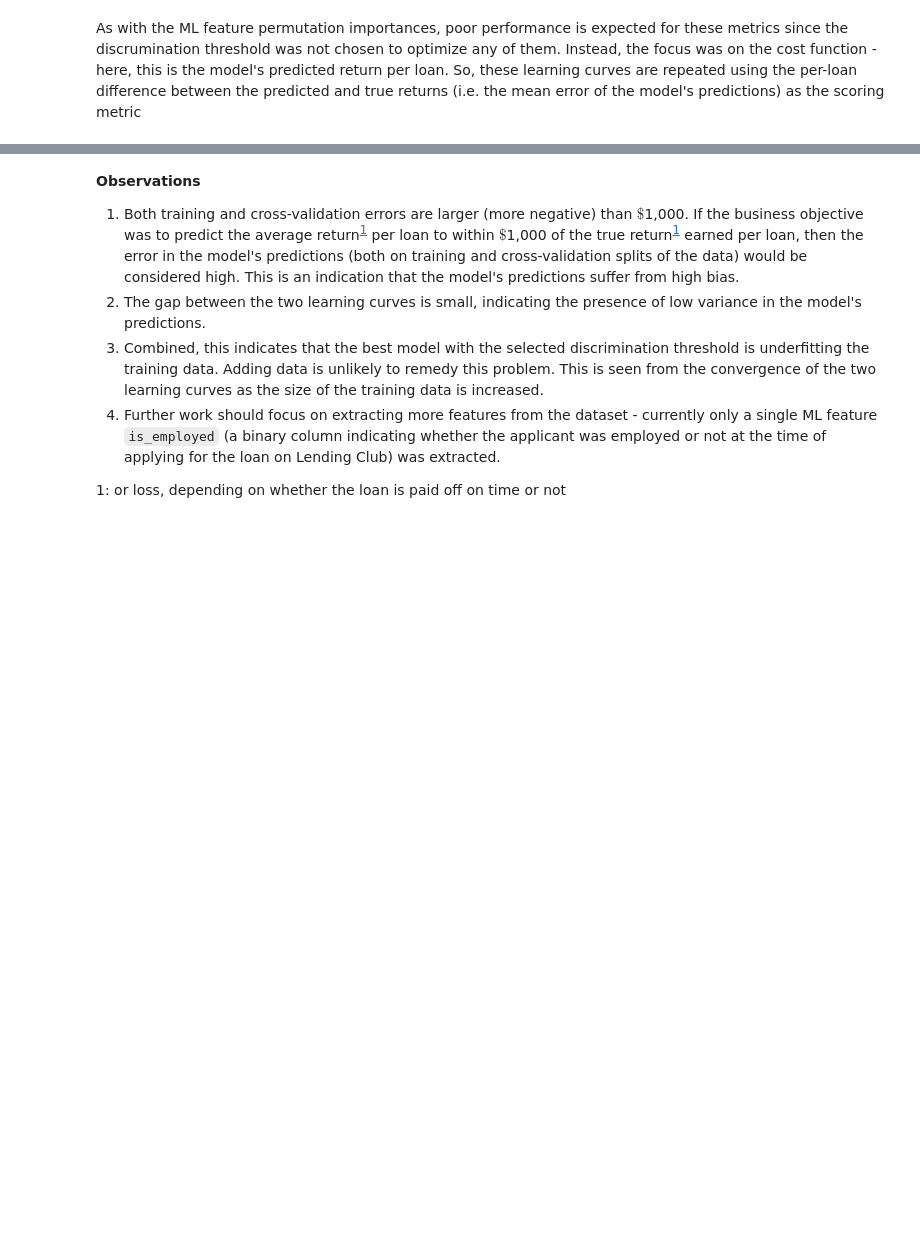
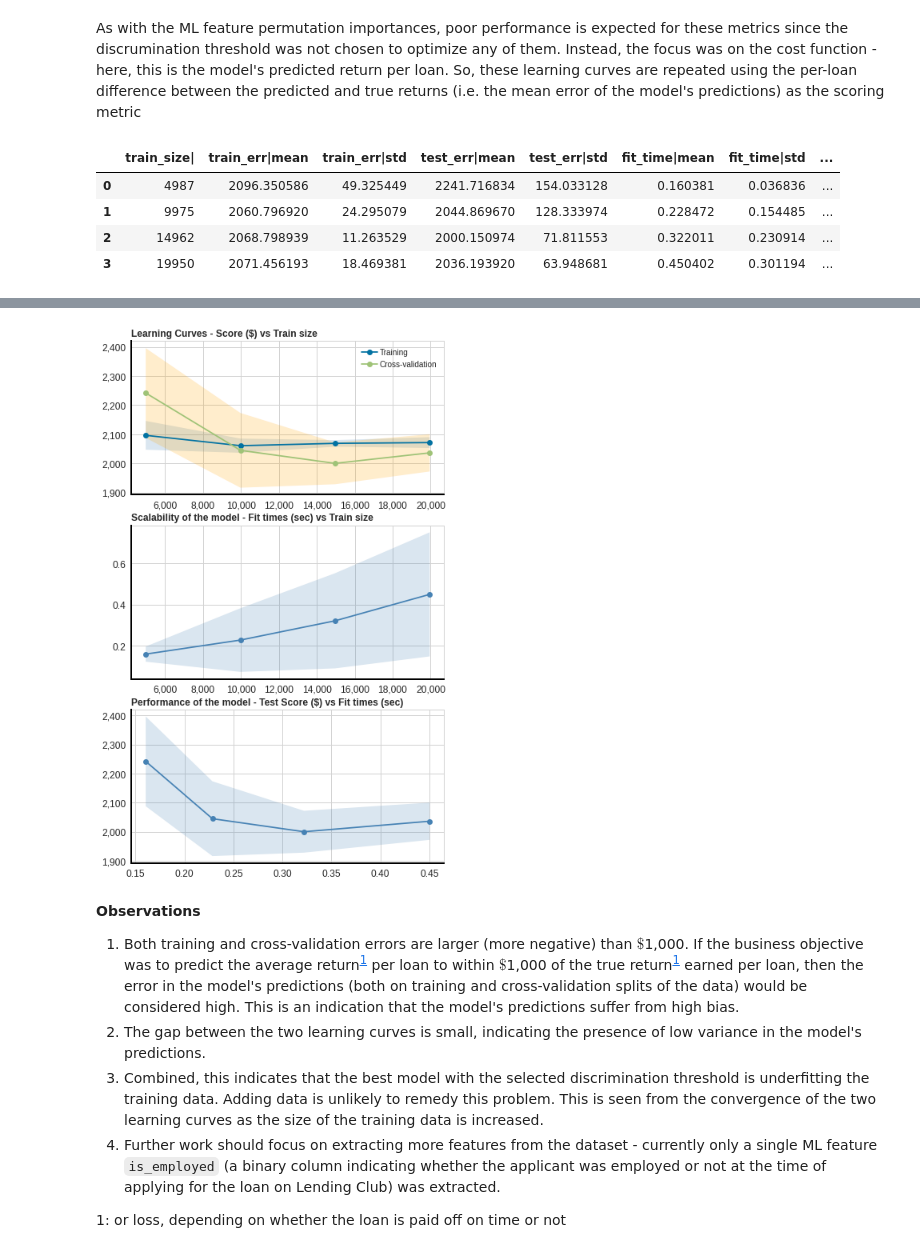
Before and after one commit to edesz/predict-loan-defaults, a Jupyter notebook: 5_experiments_in_classification_v2.ipynb, the cells around one changed output, grey strips where cells are left out. Drawn from its saved outputs; the diff is of its cells as text; code cells hidden in the pictures; blank space fills up the shorter version.

```diff
--- a/5_experiments_in_classification_v2.ipynb
+++ b/5_experiments_in_classification_v2.ipynb
@@ -810,16 +1165,22 @@ plot_learning_curve(
 # %% [markdown]
 As with the ML feature permutation importances, poor performance is expected for these metrics since the discrumination threshold was not chosen to optimize any of them. Instead, the focus was on the cost function - here, this is the model's predicted return per loan. So, these learning curves are repeated using the per-loan difference between the predicted and true returns (i.e. the mean error of the model's predictions) as the scoring metric
 # %%
-# %%time
-# scores, train_sizes = learning_curve(best_pipe, X_all, y_all, cv, 5, best_t)
-# scores_grouped = scores.groupby(["train_size"]).agg({"train_err": ["mean", "std"], "test_err": ["mean", "std"], "fit_time": ["mean", "std"], "clf":"first"}).reset_index()
-# scores_grouped.columns = scores_grouped.columns.map('|'.join)
-# display(scores_grouped)
-# manual_learning_curve(
-#     scores_grouped,
-#     alpha=0.2,
-#     hspace=0.2,
-#     wspace=0.2,
-#     axis_tick_label_fontsize=12,
-#     figsize=(7, 12),
-# )
+%%time
+scores, train_sizes = learning_curve(best_pipe, X_all, y_all, cv, 5, best_t)
+scores_grouped = scores.groupby(["train_size"]).agg({"train_err": ["mean", "std"], "test_err": ["mean", "std"], "fit_time": ["mean", "std"], "clf":"first"}).reset_index()
+scores_grouped.columns = scores_grouped.columns.map('|'.join)
+display(scores_grouped)
+manual_learning_curve(
+    scores_grouped,
+    alpha=0.2,
+    hspace=0.2,
+    wspace=0.2,
+    axis_tick_label_fontsize=12,
+    figsize=(7, 12),
+)
+# %% [output]
+|  | train_size| | train_err|mean | train_err|std | test_err|mean | test_err|std | fit_time|mean | fit_time|std | ... |
+| 0 | 4987 | 2096.350586 | 49.325449 | 2241.716834 | 154.033128 | 0.160381 | 0.036836 | ... |
+| 1 | 9975 | 2060.796920 | 24.295079 | 2044.869670 | 128.333974 | 0.228472 | 0.154485 | ... |
+| 2 | 14962 | 2068.798939 | 11.263529 | 2000.150974 | 71.811553 | 0.322011 | 0.230914 | ... |
+| 3 | 19950 | 2071.456193 | 18.469381 | 2036.193920 | 63.948681 | 0.450402 | 0.301194 | ... |
@@ -826,3 +1189,4 @@ As with the ML feature permutation importances, poor performance is expected for
+[figure, added]
 # %% [markdown]
 **Observations**
 1. Both training and cross-validation errors are larger (more negative) than $\$$1,000. If the business objective was to predict the average return<sup>[1](#myfootnote1)</sup>
```
Also changed, not shown: parts of 33 cells of this notebook, 1 other file.
